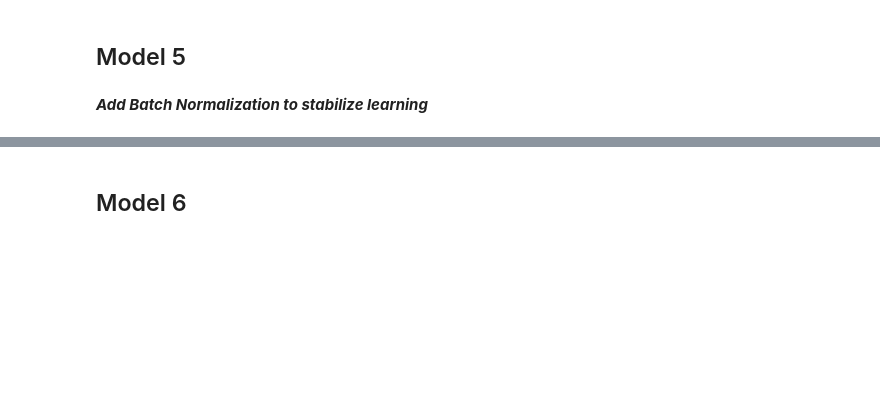
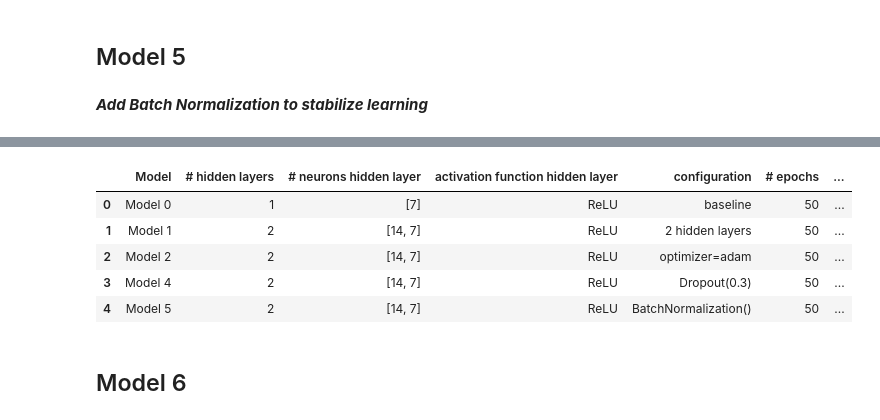
Before and after one commit to uday-d4/UTAI_NeuralNetworks_ReneWind, a Jupyter notebook: ReneWind_Notebook.ipynb, the cells around one changed output, grey strips where cells are left out. Drawn from its saved outputs; the diff is of its cells as text; code cells hidden in the pictures; blank space fills up the shorter version.

```diff
--- a/ReneWind_Notebook.ipynb
+++ b/ReneWind_Notebook.ipynb
@@ -695,3 +935,3 @@ plot(history4,'loss')
 # %%
-evaluation_results.loc[3] = ['Model 4', '2', '[14, 7]', 'ReLU', 'Dropout(0.3)', epochs, batch_size, history3.history["loss"][-1], history3.history["binary_accuracy"][-1], history3.history["precision"][-1], history3.history["recall"][-1], 2 * (history3.history["precision"][-1] * history3.history["recall"][-1]) / (history3.history["precision"][-1] + history3.history["recall"][-1] + 1e-7), history3.history["val_loss"][-1], history3.history["val_binary_accuracy"][-1], history3.history["val_precision"][-1], history3.history["val_recall"][-1], 2 * (history3.history["val_precision"][-1] * history3.history["val_recall"][-1]) / (history3.history["val_precision"][-1] + history3.history["val_recall"][-1] + 1e-7)]
+evaluation_results.loc[4] = ['Model 4', '2', '[14, 7]', 'ReLU', 'Dropout(0.3)', epochs, batch_size, history3.history["loss"][-1], history3.history["binary_accuracy"][-1], history3.history["precision"][-1], history3.history["recall"][-1], 2 * (history3.history["precision"][-1] * history3.history["recall"][-1]) / (history3.history["precision"][-1] + history3.history["recall"][-1] + 1e-7), history3.history["val_loss"][-1], history3.history["val_binary_accuracy"][-1], history3.history["val_precision"][-1], history3.history["val_recall"][-1], 2 * (history3.history["val_precision"][-1] * history3.history["val_recall"][-1]) / (history3.history["val_precision"][-1] + history3.history["val_recall"][-1] + 1e-7)]
 evaluation_results
@@ -730,6 +1018,13 @@ plot(history5,'loss')
 # %%
-evaluation_results.loc[4] = ['Model 5', '2', '[14, 7]', 'ReLU', 'BatchNormalization()', epochs, batch_size, history5.history["loss"][-1], history5.history["binary_accuracy"][-1], history5.history["precision"][-1], history5.history["recall"][-1], 2 * (history5.history["precision"][-1] * history5.history["recall"][-1]) / (history5.history["precision"][-1] + history5.history["recall"][-1] + 1e-7), history5.history["val_loss"][-1], history5.history["val_binary_accuracy"][-1], history5.history["val_precision"][-1], history5.history["val_recall"][-1], 2 * (history5.history["val_precision"][-1] * history5.history["val_recall"][-1]) / (history5.history["val_precision"][-1] + history5.history["val_recall"][-1] + 1e-7)]
+evaluation_results.loc[5] = ['Model 5', '2', '[14, 7]', 'ReLU', 'BatchNormalization()', epochs, batch_size, history5.history["loss"][-1], history5.history["binary_accuracy"][-1], history5.history["precision"][-1], history5.history["recall"][-1], 2 * (history5.history["precision"][-1] * history5.history["recall"][-1]) / (history5.history["precision"][-1] + history5.history["recall"][-1] + 1e-7), history5.history["val_loss"][-1], history5.history["val_binary_accuracy"][-1], history5.history["val_precision"][-1], history5.history["val_recall"][-1], 2 * (history5.history["val_precision"][-1] * history5.history["val_recall"][-1]) / (history5.history["val_precision"][-1] + history5.history["val_recall"][-1] + 1e-7)]
 evaluation_results
+# %% [output]
+|  | Model | # hidden layers | # neurons hidden layer | activation function hidden layer | configuration | # epochs | ... |
+| 0 | Model 0 | 1 | [7] | ReLU | baseline | 50 | ... |
+| 1 | Model 1 | 2 | [14, 7] | ReLU | 2 hidden layers | 50 | ... |
+| 2 | Model 2 | 2 | [14, 7] | ReLU | optimizer=adam | 50 | ... |
+| 3 | Model 4 | 2 | [14, 7] | ReLU | Dropout(0.3) | 50 | ... |
+| 4 | Model 5 | 2 | [14, 7] | ReLU | BatchNormalization() | 50 | ... |
 # %% [markdown]
 ## Model 6
 # %% [markdown]
```
Also changed, not shown: parts of 37 cells of this notebook.
